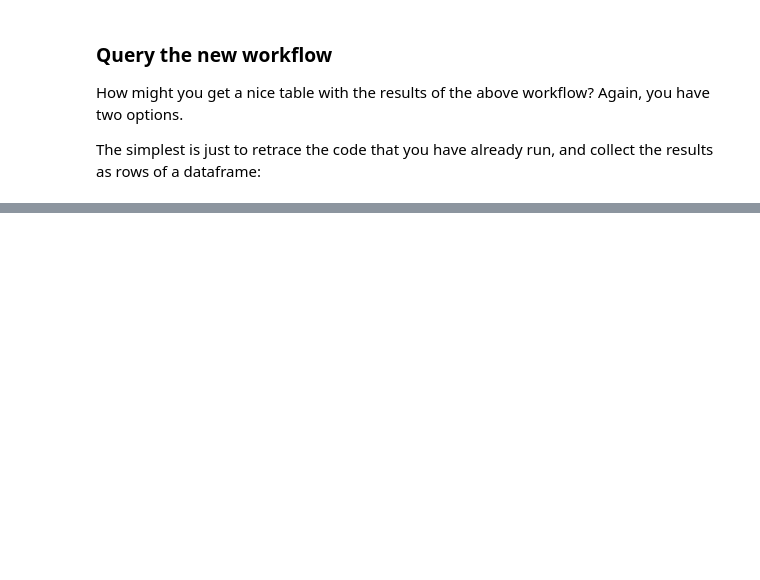
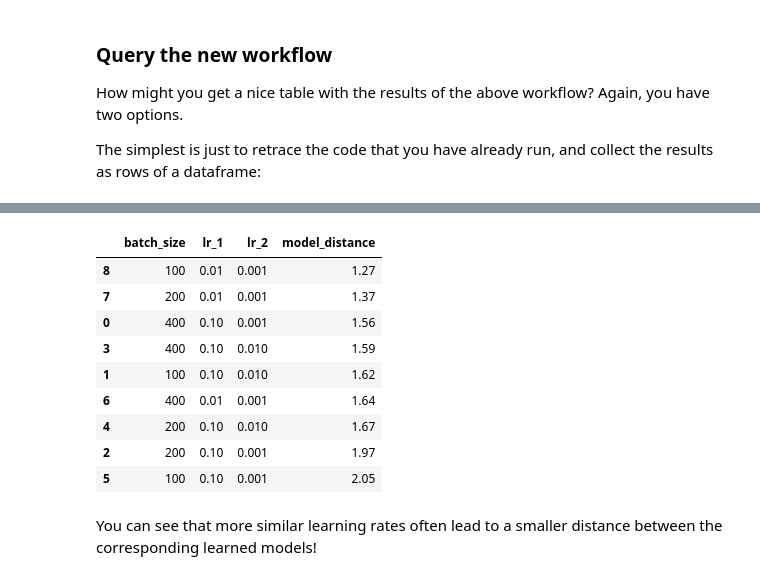
Before and after one commit to amakelov/mandala, a Jupyter notebook: mandala_lite/demos/logistic.ipynb, the cells around one changed output, grey strips where cells are left out. Drawn from its saved outputs; the diff is of its cells as text; code cells hidden in the pictures; blank space fills up the shorter version.

```diff
--- a/mandala_lite/demos/logistic.ipynb
+++ b/mandala_lite/demos/logistic.ipynb
@@ -524,15 +694,29 @@ then modify it to replace iteration over a parameter range with a placeholder:
 # %%
 with storage.query() as q:
     n_samples = Q().named("n_samples")
     train_dataset, test_dataset = generate_dataset(n_samples=n_samples)
     batch_size = Q().named("batch_size")
     lr_1 = Q().named("lr_1")
     lr_2 = Q().named("lr_2")
     model_1, acc_1 = train_model(train_dataset, test_dataset, lr_1, batch_size)
     model_2, acc_2 = train_model(train_dataset, test_dataset, lr_2, batch_size)
-    jaccard_index = compare_mistakes(model_1, model_2, test_dataset)
-    df = q.get_table(n_samples, batch_size, lr_1, lr_2, jaccard_index.named("jaccard"))
+    model_distance = get_model_distance(model_1, model_2)
+    df = q.get_table(batch_size, lr_1, lr_2, model_distance.named("model_distance"))
 
-df.sort_values(by=["jaccard"], ascending=False)
+df.sort_values(by=["model_distance"], ascending=True)
+# %% [output]
+|  | batch_size | lr_1 | lr_2 | model_distance |
+| 8 | 100 | 0.01 | 0.001 | 1.27 |
+| 7 | 200 | 0.01 | 0.001 | 1.37 |
+| 0 | 400 | 0.10 | 0.001 | 1.56 |
+| 3 | 400 | 0.10 | 0.010 | 1.59 |
+| 1 | 100 | 0.10 | 0.010 | 1.62 |
+| 6 | 400 | 0.01 | 0.001 | 1.64 |
+| 4 | 200 | 0.10 | 0.010 | 1.67 |
+| 2 | 200 | 0.10 | 0.001 | 1.97 |
+| 5 | 100 | 0.10 | 0.001 | 2.05 |
+# %% [markdown]
+You can see that more similar learning rates often lead to a smaller distance
+between the corresponding learned models!
 # %% [markdown]
 ## Conclusion
```
Also changed, not shown: parts of 38 cells of this notebook, 2 other files.
